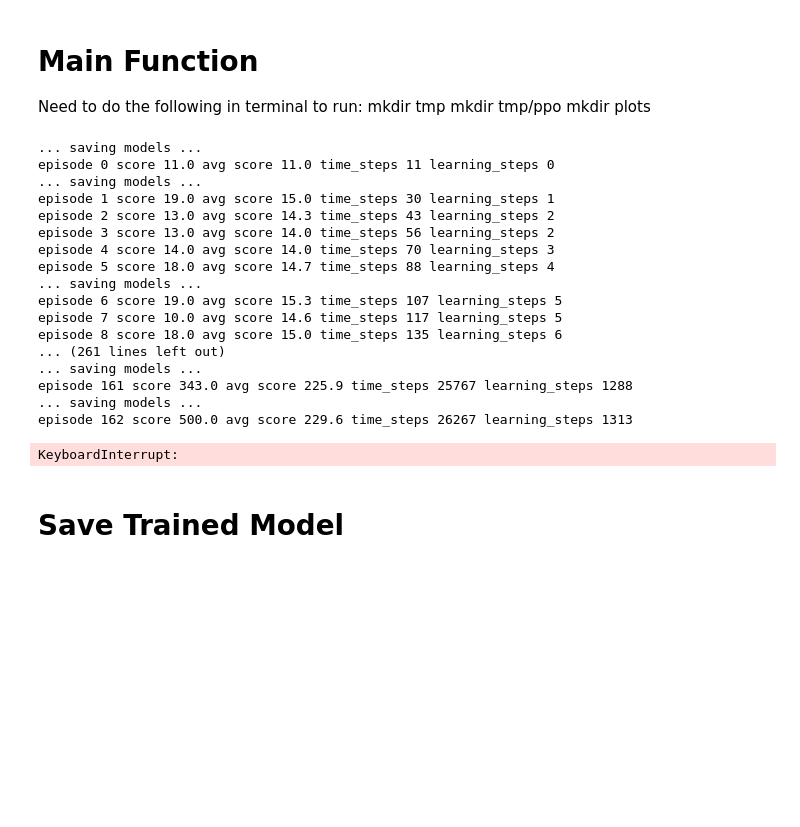
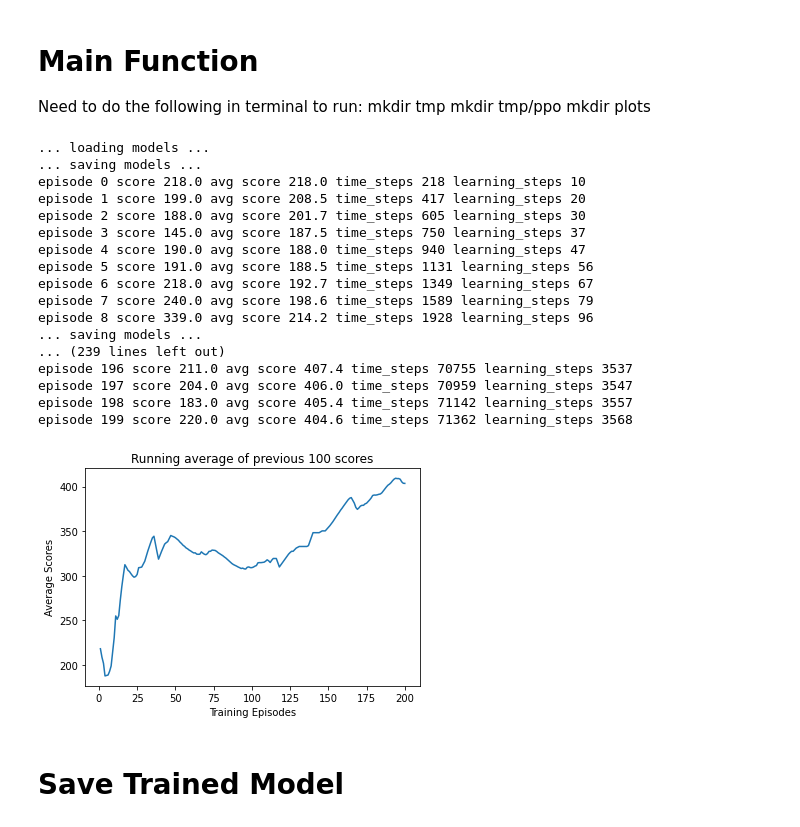
Before and after one commit to StanleyAraki/Proximal-Policy-Optimization, a Jupyter notebook: CartPoleMain.ipynb, the cells around one changed output. Drawn from its saved outputs; the diff is of its cells as text; code cells hidden in the pictures; blank space fills up the shorter version.

```diff
--- a/CartPoleMain.ipynb
+++ b/CartPoleMain.ipynb
@@ -20,7 +20,7 @@ if __name__ == '__main__':
     alpha = 0.0003
 
     agent = Agent(num_actions = env.action_space.n, batch_size = 5, alpha = 0.0003, num_epochs = 4, input_dims = env.observation_space.shape)
-    n_games = 300
+    n_games = 200
 
     figure_file = 'plots/CartPole.png'
 
@@ -30,52 +30,54 @@ if __name__ == '__main__':
     learn_iters = 0
     avg_score = 0
     n_steps = 0
+
+    agent.load_models()
 
     for i in range(n_games): # 103 min 8.8 sec for 300 iterations
         observation = env.reset()
         # observation = prepro(observation)
         done = False
         score = 0
         while not done:
             action, prob, val = agent.choose_action(observation)
             observation_, reward, done, info = env.step(action)
             n_steps += 1
             score += reward
             agent.remember(observation, action, prob, val, reward, done)
             if n_steps % N == 0: # if true, it's time to perform learning function
                 agent.learn()
                 learn_iters += 1
             observation = observation_
         score_history.append(score)
         avg_score = np.mean(score_history[-100:])
 
         if avg_score > best_score: # if best score found
             best_score = avg_score
             agent.save_models()
 
         print('episode', i, 'score %.1f' % score, 'avg score %.1f' % avg_score,
                 'time_steps', n_steps, 'learning_steps', learn_iters)
     x = [i+1 for i in range(len(score_history))]
     plot_learning_curve(x, score_history, figure_file, "Training Episodes", "Average Scores")
 # %% [output]
+... loading models ...
 ... saving models ...
-episode 0 score 11.0 avg score 11.0 time_steps 11 learning_steps 0
+episode 0 score 218.0 avg score 218.0 time_steps 218 learning_steps 10
+episode 1 score 199.0 avg score 208.5 time_steps 417 learning_steps 20
+episode 2 score 188.0 avg score 201.7 time_steps 605 learning_steps 30
+episode 3 score 145.0 avg score 187.5 time_steps 750 learning_steps 37
+episode 4 score 190.0 avg score 188.0 time_steps 940 learning_steps 47
+episode 5 score 191.0 avg score 188.5 time_steps 1131 learning_steps 56
+episode 6 score 218.0 avg score 192.7 time_steps 1349 learning_steps 67
+episode 7 score 240.0 avg score 198.6 time_steps 1589 learning_steps 79
+episode 8 score 339.0 avg score 214.2 time_steps 1928 learning_steps 96
 ... saving models ...
-episode 1 score 19.0 avg score 15.0 time_steps 30 learning_steps 1
-episode 2 score 13.0 avg score 14.3 time_steps 43 learning_steps 2
-episode 3 score 13.0 avg score 14.0 time_steps 56 learning_steps 2
-episode 4 score 14.0 avg score 14.0 time_steps 70 learning_steps 3
-episode 5 score 18.0 avg score 14.7 time_steps 88 learning_steps 4
-... saving models ...
-episode 6 score 19.0 avg score 15.3 time_steps 107 learning_steps 5
-episode 7 score 10.0 avg score 14.6 time_steps 117 learning_steps 5
-episode 8 score 18.0 avg score 15.0 time_steps 135 learning_steps 6
-... (261 lines left out)
-... saving models ...
-episode 161 score 343.0 avg score 225.9 time_steps 25767 learning_steps 1288
-... saving models ...
-episode 162 score 500.0 avg score 229.6 time_steps 26267 learning_steps 1313
+... (239 lines left out)
+episode 196 score 211.0 avg score 407.4 time_steps 70755 learning_steps 3537
+episode 197 score 204.0 avg score 406.0 time_steps 70959 learning_steps 3547
+episode 198 score 183.0 avg score 405.4 time_steps 71142 learning_steps 3557
+episode 199 score 220.0 avg score 404.6 time_steps 71362 learning_steps 3568
-KeyboardInterrupt:
+[figure, added]
 # %% [markdown]
 # Save Trained Model
 # %%
```
Also changed, not shown: parts of 3 cells of this notebook, 10 other files.
